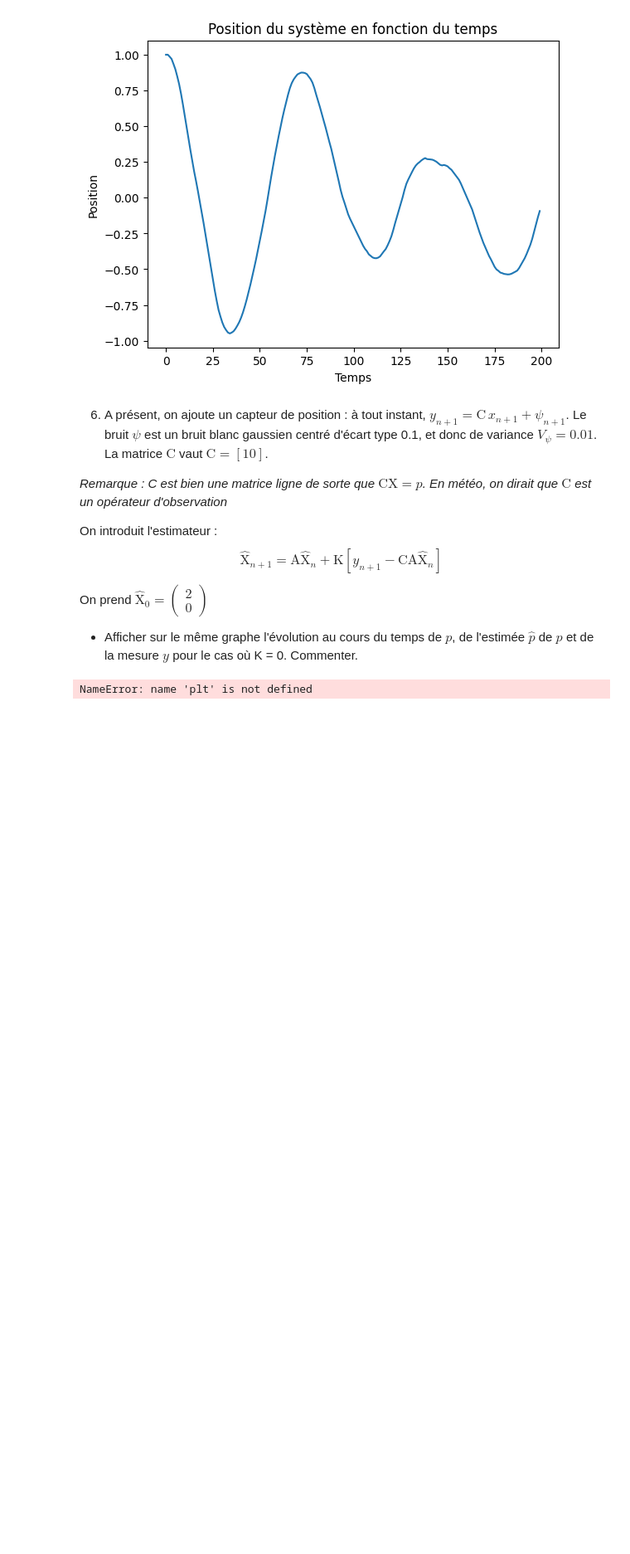
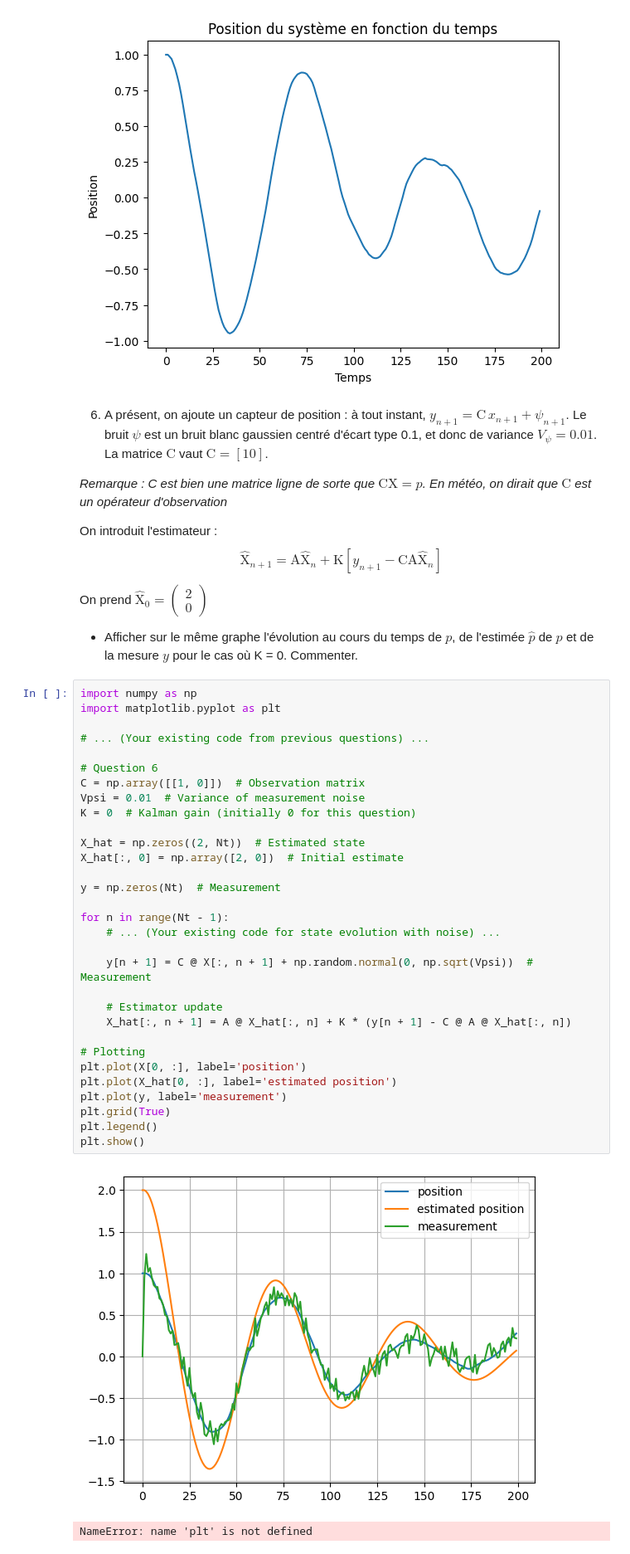
Before and after one commit to nouhalahyen/Filtration_Control_Optimal, a Jupyter notebook: TP_Kalman.ipynb, the cells around one changed output. Shown at 83% size. Drawn from its saved outputs; the diff is of its cells as text; blank space fills up the shorter version.

```diff
--- a/TP_Kalman.ipynb
+++ b/TP_Kalman.ipynb
@@ -104,6 +153,39 @@ $$\hat{\mathrm{X}}_{n+1} = \mathrm{A}\hat{\mathrm{X}}_{n} + \mathrm{K}[y_{n+1} -
 On prend $\hat{\mathrm{X}}_0 = \begin{pmatrix}2 \\ 0\end{pmatrix}$
 
 - Afficher sur le même graphe l'évolution au cours du temps de $p$, de l'estimée $\hat{p}$ de $p$ et de la mesure $y$ pour le cas où K = 0. Commenter.
+# %%
+import numpy as np
+import matplotlib.pyplot as plt
+
+# ... (Your existing code from previous questions) ...
+
+# Question 6
+C = np.array([[1, 0]])  # Observation matrix
+Vpsi = 0.01  # Variance of measurement noise
+K = 0  # Kalman gain (initially 0 for this question)
+
+X_hat = np.zeros((2, Nt))  # Estimated state
+X_hat[:, 0] = np.array([2, 0])  # Initial estimate
+
+y = np.zeros(Nt)  # Measurement
+
+for n in range(Nt - 1):
+    # ... (Your existing code for state evolution with noise) ...
+
+    y[n + 1] = C @ X[:, n + 1] + np.random.normal(0, np.sqrt(Vpsi))  # Measurement
+
+    # Estimator update
+    X_hat[:, n + 1] = A @ X_hat[:, n] + K * (y[n + 1] - C @ A @ X_hat[:, n])
+
+# Plotting
+plt.plot(X[0, :], label='position')
+plt.plot(X_hat[0, :], label='estimated position')
+plt.plot(y, label='measurement')
+plt.grid(True)
+plt.legend()
+plt.show()
+# %% [output]
+[figure, added]
 # %%
 # %% [output]
 NameError: name 'plt' is not defined
```
Also changed, not shown: parts of 8 cells of this notebook.
